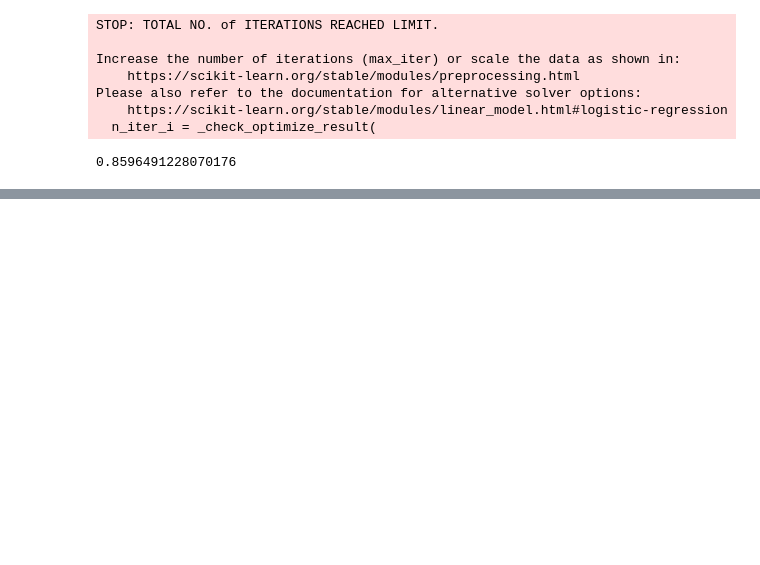
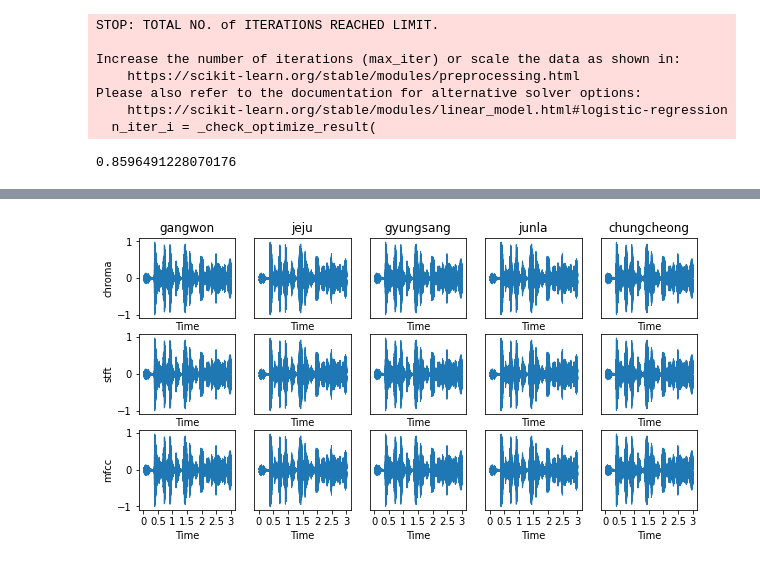
Before and after one commit to zambbo/CNN-DialectDetector, a Jupyter notebook: src/test.ipynb, the cells around one changed output, grey strips where cells are left out. Cells and saved outputs as stored; diff of their text form; code cells hidden in the pictures; blank space fills up the shorter version.

```diff
--- a/src/test.ipynb
+++ b/src/test.ipynb
@@ -43,0 +88,22 @@ Please also refer to the documentation for alternative solver options:
+# %%
+regions = ['gangwon', 'jeju', 'gyungsang', 'junla', 'chungcheong']
+modes = ['chroma', 'stft', 'mfcc']
+
+ax = plt.figure(figsize=(10,5)).subplots(nrows=3, ncols=len(regions))
+n_fft = int(sr/40)
+hop_length = int(sr/100)
+
+for i, region in enumerate(regions):
+    y = y
+    sr = sr
+
+    for j, mode in enumerate(modes):
+        if i==0: ax[j, i].set_ylabel(mode)
+        if j==0: ax[j, i].set_title(region)
+        if j!=2: ax[j, i].tick_params(axis='x', which='both', bottom=False, labelbottom=False)
+        if i!=0: ax[j, i].tick_params(axis='y', which='both', left=False, labelleft=False)
+
+        librosa.display.waveshow(y, sr, ax=ax[j, i])
+plt.show()
+# %% [output]
+[figure, added]
```
Also changed, not shown: parts of 12 cells of this notebook, 3 other files.
